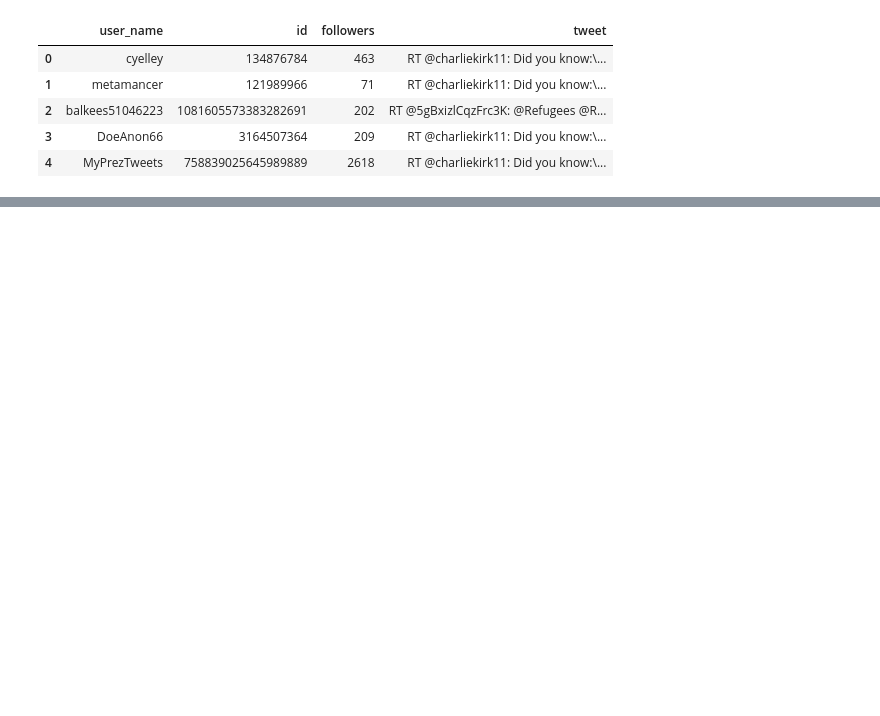
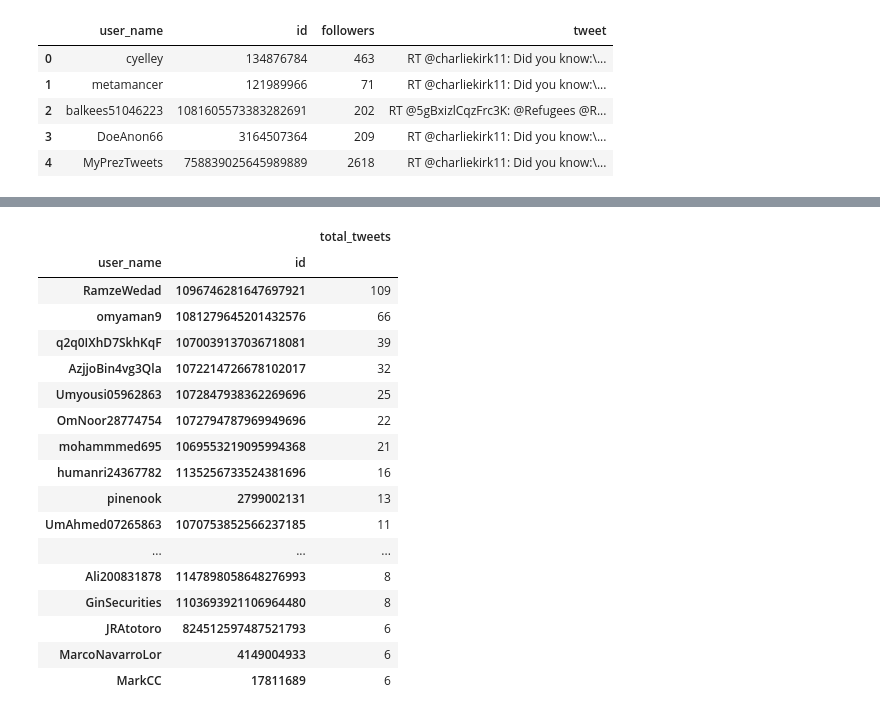
Before and after one commit to albertoabreu91/Project-Week-3-Data-Thieves, a Jupyter notebook: your-project/Alberto_exp/new_API_request.ipynb, the cells around one changed output, grey strips where cells are left out. Drawn from its saved outputs; the diff is of its cells as text; code cells hidden in the pictures; blank space fills up the shorter version.

```diff
--- a/your-project/Alberto_exp/new_API_request.ipynb
+++ b/your-project/Alberto_exp/new_API_request.ipynb
@@ -192,3 +192,3 @@ df_hashtags.head()
 # %%
-df_users_followers = tweets_2.loc[:, ['user_name', 'id', 'followers','tweet']]
+df_users_tweets = tweets_2.loc[:, ['user_name', 'id', 'followers','tweet']]
 # %%
@@ -224,0 +203,3 @@ df_users_followers.groupby(['user_name']).
+# %%
+df_users_tweets = df_users_tweets.groupby(['user_name','id']).count().sort_values(['tweet'], ascending=False)
+df_users_tweets.head()
@@ -224,0 +214,2 @@ df_users_followers.groupby(['user_name']).
+# %%
+df_users_tweets = df_users_tweets.drop(['followers'], axis = 1)
@@ -224,0 +219,21 @@ df_users_followers.groupby(['user_name']).
+# %%
+df_users_tweets
+# %% [output]
+|  |  | total_tweets |
+| user_name | id |  |
+| RamzeWedad | 1096746281647697921 | 109 |
+| omyaman9 | 1081279645201432576 | 66 |
+| q2q0IXhD7SkhKqF | 1070039137036718081 | 39 |
+| AzjjoBin4vg3Qla | 1072214726678102017 | 32 |
+| Umyousi05962863 | 1072847938362269696 | 25 |
+| OmNoor28774754 | 1072794787969949696 | 22 |
+| mohammmed695 | 1069553219095994368 | 21 |
+| humanri24367782 | 1135256733524381696 | 16 |
+| pinenook | 2799002131 | 13 |
+| UmAhmed07265863 | 1070753852566237185 | 11 |
+| ... | ... | ... |
+| Ali200831878 | 1147898058648276993 | 8 |
+| GinSecurities | 1103693921106964480 | 8 |
+| JRAtotoro | 824512597487521793 | 6 |
+| MarcoNavarroLor | 4149004933 | 6 |
+| MarkCC | 17811689 | 6 |
```
Also changed, not shown: parts of 11 cells of this notebook.
